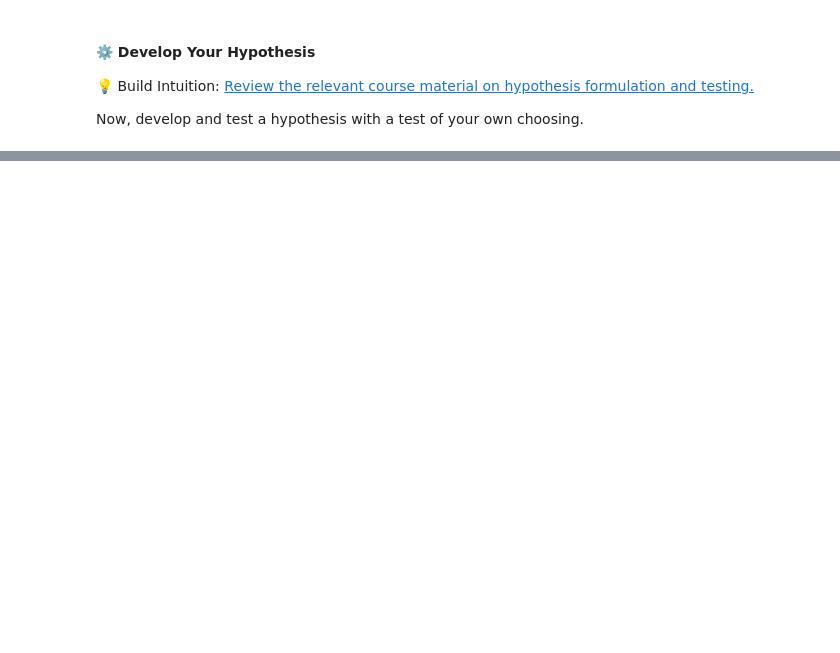
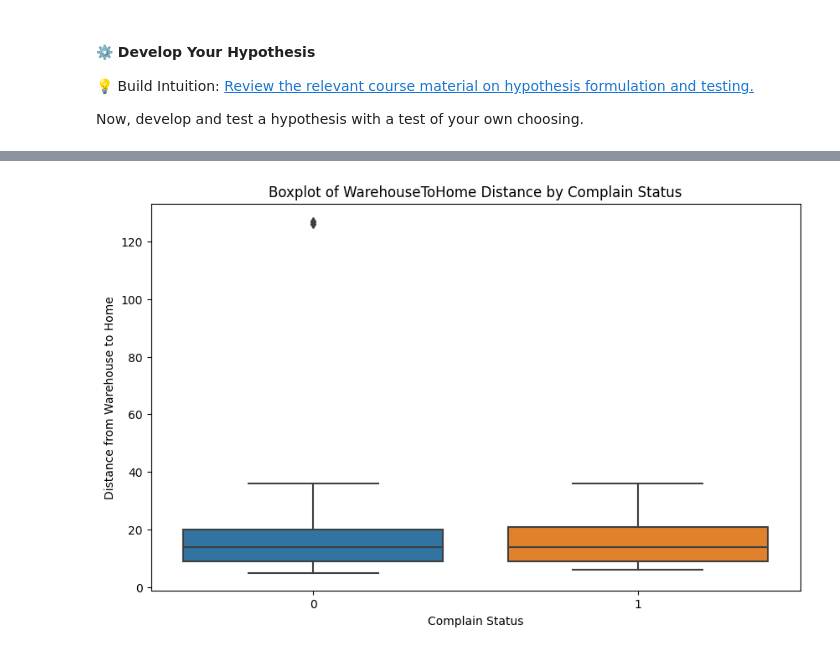
Before and after one commit to ReadyPlayerEmma/applied-statistics-learnings, a Jupyter notebook: Student_Week_4_CostPro_Customer_Churn.ipynb, the cells around one changed output, grey strips where cells are left out. Cells and saved outputs as stored; diff of their text form; code cells hidden in the pictures; blank space fills up the shorter version.

```diff
--- a/Student_Week_4_CostPro_Customer_Churn.ipynb
+++ b/Student_Week_4_CostPro_Customer_Churn.ipynb
@@ -518,0 +785,17 @@ YOUR WORDS HERE
+# %%
+# visualize the results
+# Generating boxplot to visualize the range and IQR for "WarehouseToHome" based on "Complain" status
+
+plt.figure(figsize=(10, 6))
+
+sns.boxplot(x='Complain', y='WarehouseToHome', data=data)
+
+plt.title('Boxplot of WarehouseToHome Distance by Complain Status')
+
+plt.xlabel('Complain Status')
+
+plt.ylabel('Distance from Warehouse to Home')
+
+plt.show()
+# %% [output]
+[figure, added]
```
Also changed, not shown: parts of 55 cells of this notebook.
